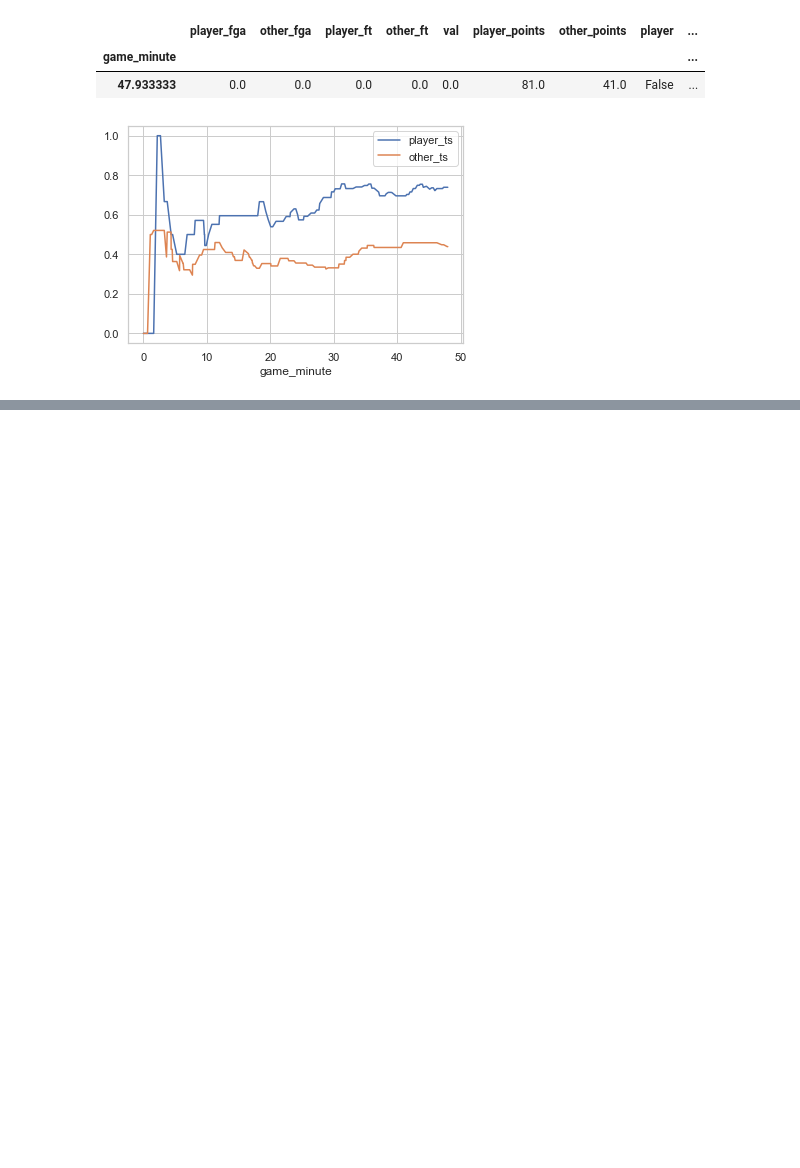
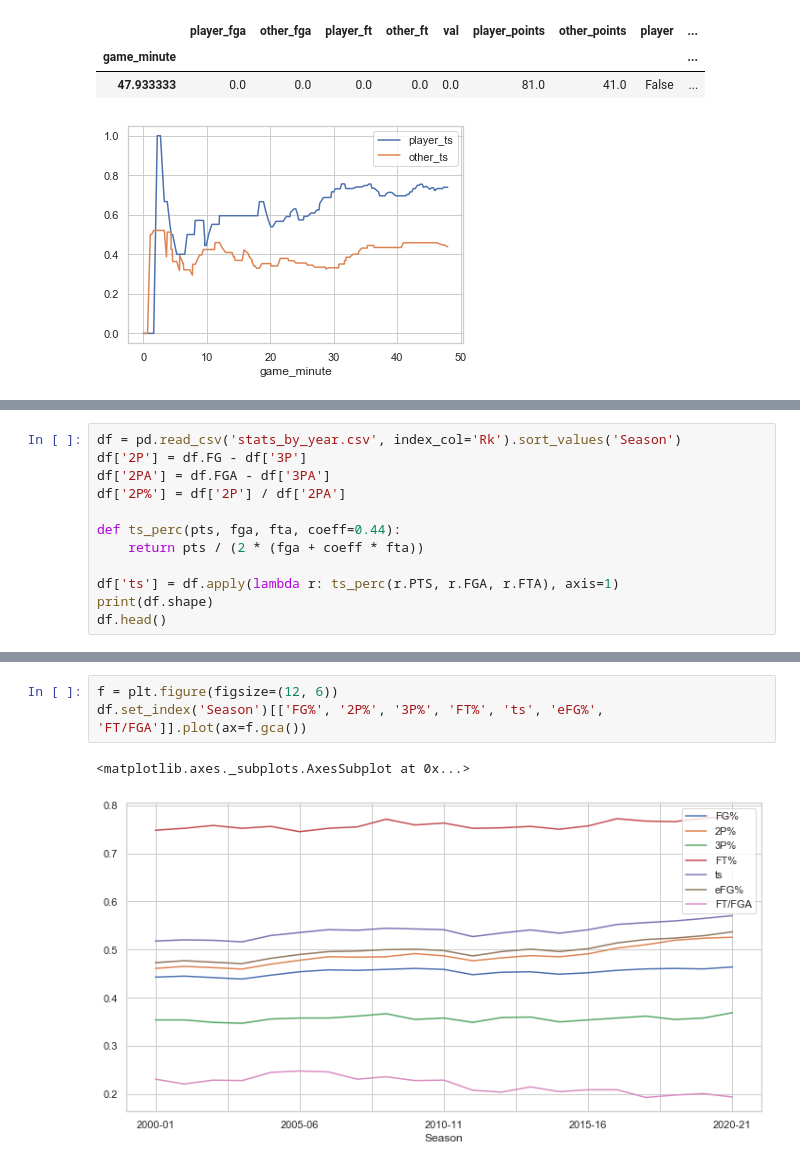
Before and after one commit to no-one2k/moisturizer, a Jupyter notebook: 60points/60points.ipynb, the cells around one changed output, grey strips where cells are left out. Drawn from its saved outputs; the diff is of its cells as text; blank space fills up the shorter version.

```diff
--- a/60points/60points.ipynb
+++ b/60points/60points.ipynb
@@ -400,0 +403,12 @@ plot_ts(line_kobe2, player_name='Кобе Брайант')
+# %%
+df = pd.read_csv('stats_by_year.csv', index_col='Rk').sort_values('Season')
+df['2P'] = df.FG - df['3P']
+df['2PA'] = df.FGA - df['3PA']
+df['2P%'] = df['2P'] / df['2PA']
+
+def ts_perc(pts, fga, fta, coeff=0.44):
+    return pts / (2 * (fga + coeff * fta))
+
+df['ts'] = df.apply(lambda r: ts_perc(r.PTS, r.FGA, r.FTA), axis=1)
+print(df.shape)
+df.head()
@@ -400,0 +424,6 @@ plot_ts(line_kobe2, player_name='Кобе Брайант')
+# %%
+f = plt.figure(figsize=(12, 6))
+df.set_index('Season')[['FG%', '2P%', '3P%', 'FT%', 'ts', 'eFG%', 'FT/FGA']].plot(ax=f.gca())
+# %% [output]
+<matplotlib.axes._subplots.AxesSubplot at 0x...>
+[figure, added]
```
Also changed, not shown: parts of 10 cells of this notebook, 5 other files.
